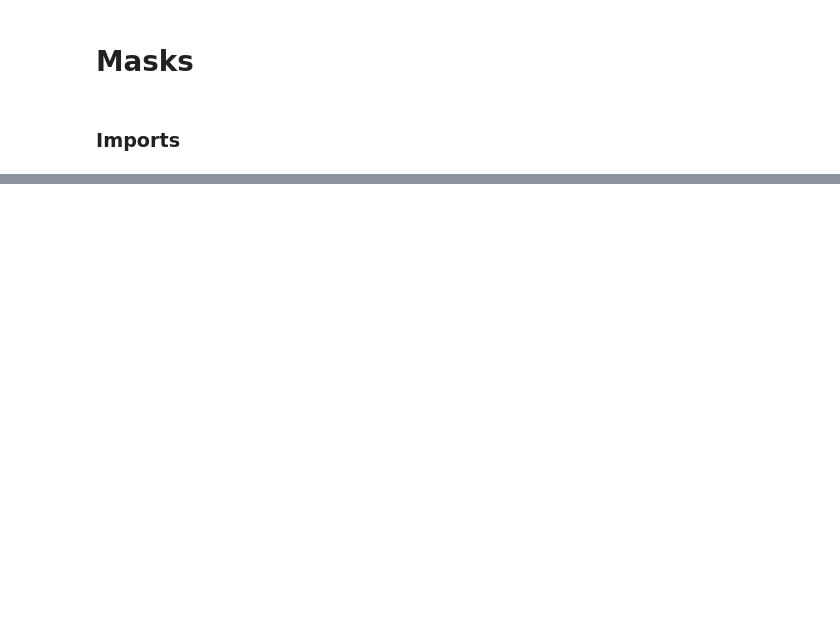
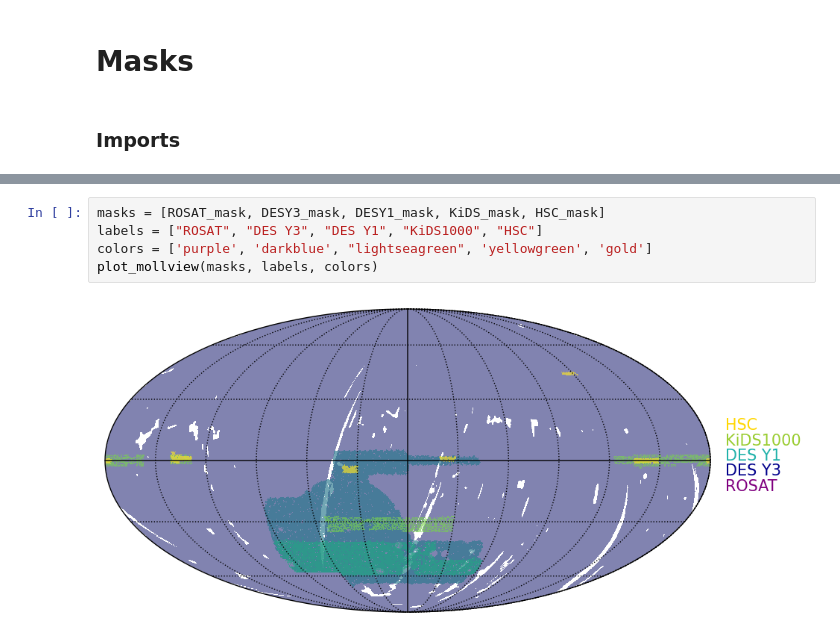
Before and after one commit to Cosmotheka/Cosmoteka_tutorials, a Jupyter notebook: tutorials/Masks.ipynb, the cells around one changed output, grey strips where cells are left out. Saved outputs shown, nothing was run; the diff lists cells and outputs as text; blank space fills up the shorter version.

```diff
--- a/tutorials/Masks.ipynb
+++ b/tutorials/Masks.ipynb
@@ -104,0 +128,7 @@ plot_mollview(masks, labels)
+# %%
+masks = [ROSAT_mask, DESY3_mask, DESY1_mask, KiDS_mask, HSC_mask]
+labels = ["ROSAT", "DES Y3", "DES Y1", "KiDS1000", "HSC"]
+colors = ['purple', 'darkblue', "lightseagreen", 'yellowgreen', 'gold']
+plot_mollview(masks, labels, colors)
+# %% [output]
+[figure, added]
```
Also changed, not shown: parts of 18 cells of this notebook, 2 other files.
